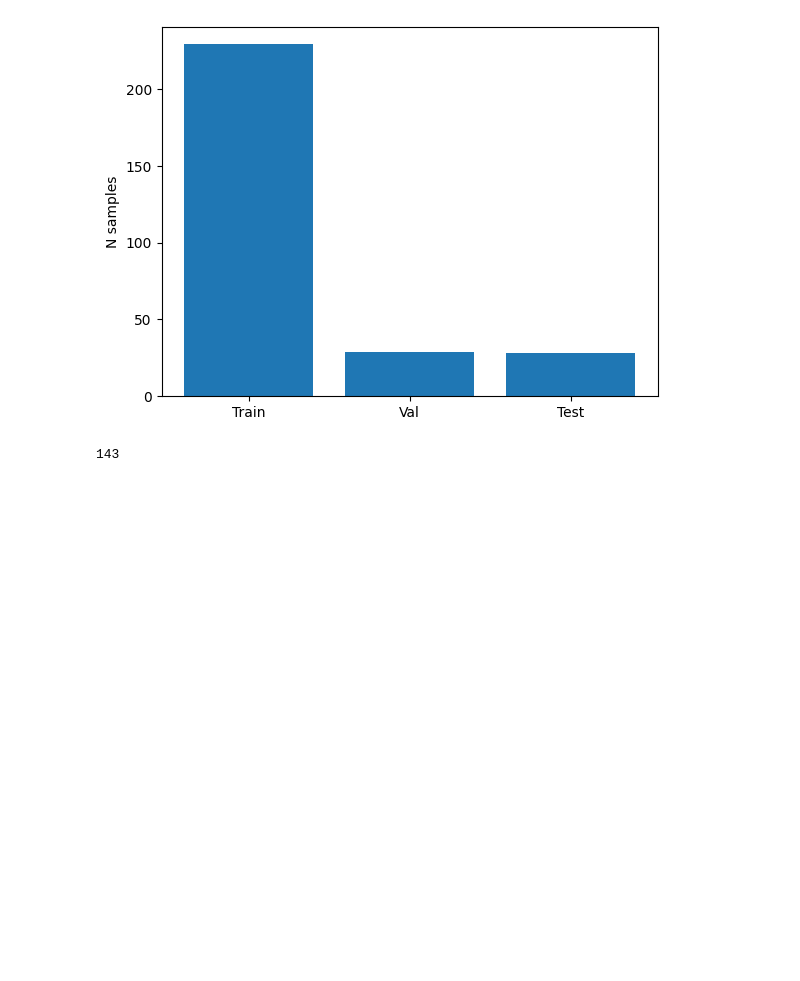
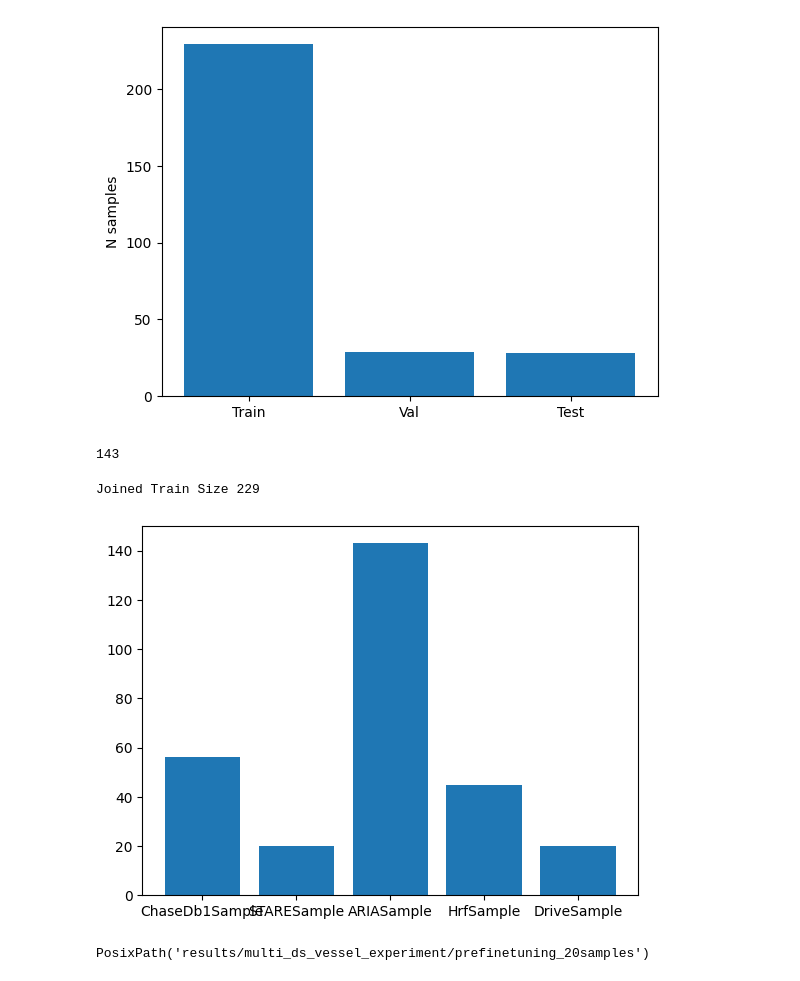
Before and after one commit to speydril/mp-lippert-experiments, a Jupyter notebook: src/wild-west/analysis.ipynb, the cells around one changed output. Cells and saved outputs as stored; diff of their text form; code cells hidden in the pictures; blank space fills up the shorter version.

Commit message:
Add dataset distribution plots

```diff
--- a/src/wild-west/analysis.ipynb
+++ b/src/wild-west/analysis.ipynb
@@ -290,3 +290,34 @@ aria = ARIADataset(config=config, yaml_config=yaml_config)
 len(aria)
 # %% [output]
 143
+# %%
+from src.datasets.joined_retina_dataset import JoinedRetinaDataset, JoinedRetinaDatasetArgs
+from src.args.yaml_config import YamlConfig
+import cv2
+import numpy as np
+import matplotlib.pyplot as plt
+import torch
+from collections import Counter
+yaml_config = YamlConfig().config
+config = JoinedRetinaDatasetArgs(drive_test_equals_val=False)
+ds = JoinedRetinaDataset.from_config(config, yaml_config, seed=42)
+
+
+sample_type = [type(s).__name__ for s in ds]
+c = Counter(sample_type)
+# plot hist
+plt.bar(c.keys(), c.values())
+
+print("Joined Train Size", len(ds.get_split("train")))
+# %% [output]
+Joined Train Size 229
+[figure, added]
+# %%
+from pathlib import Path
+
+
+experiment_name = "multi_ds_vessel_experiment"
+subdir = "prefinetuning_20samples"
+Path("results")/experiment_name/subdir
+# %% [output]
+PosixPath('results/multi_ds_vessel_experiment/prefinetuning_20samples')
```
Also changed, not shown: parts of 9 cells of this notebook.
